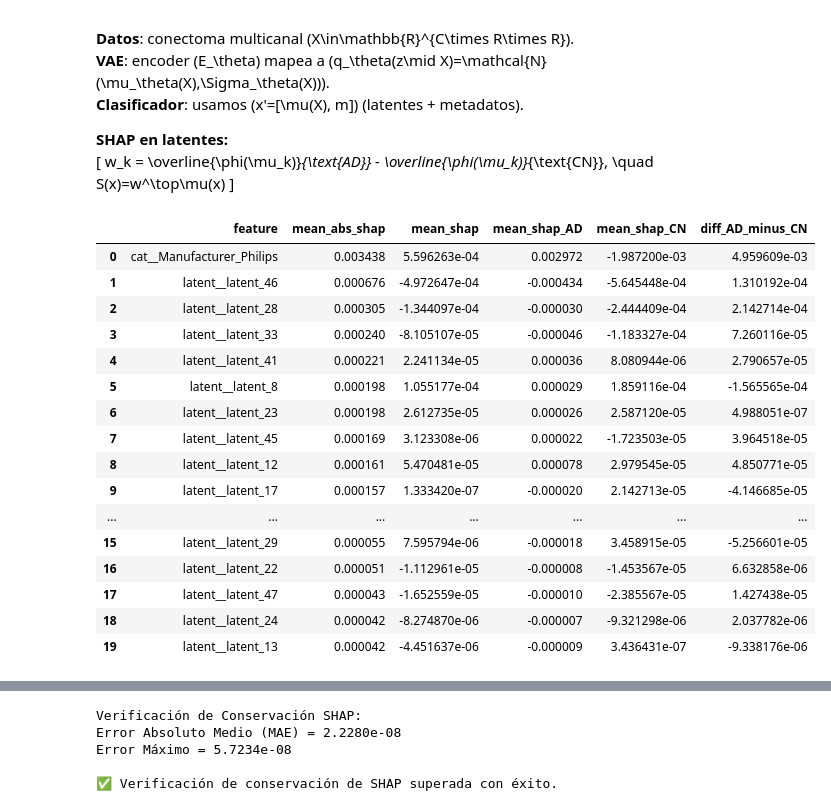
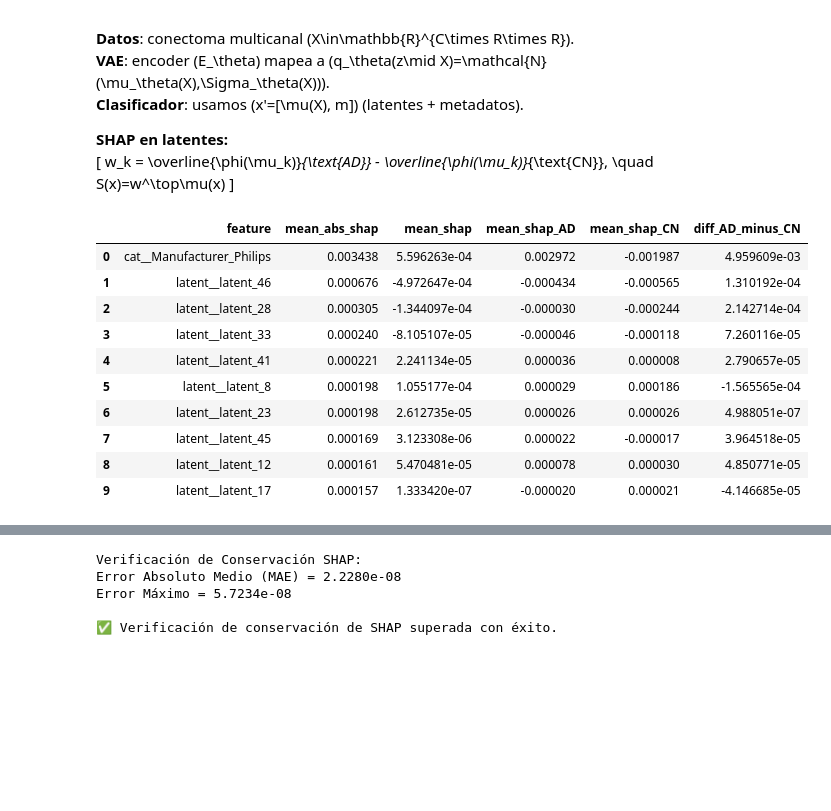
Before and after one commit to SantiagoVBlasL/limpio, a Jupyter notebook: Interpretabilidad_pro.ipynb, the cells around one changed output, grey strips where cells are left out. Saved outputs shown, nothing was run; the diff lists cells and outputs as text; code cells hidden in the pictures; blank space fills up the shorter version.

```diff
--- a/Interpretabilidad_pro.ipynb
+++ b/Interpretabilidad_pro.ipynb
@@ -115,38 +115,32 @@ S(x)=w^\top\mu(x) \]
 # %%
 
 import joblib, numpy as np, pandas as pd
 
 pack = joblib.load(SHAP_PACK)
 shap_values = pack["shap_values"]              # (N_test, F_features) para la clase positiva
 X_test_proc = pack["X_test"]                   # DataFrame post-preprocesamiento (+ selección)
 feature_names = pack["feature_names"]
 y_test = np.asarray(pack["test_labels"], dtype=int)  # 0=CN, 1=AD
 
 df_shap = pd.DataFrame({
     "feature": feature_names,
     "mean_abs_shap": np.abs(shap_values).mean(axis=0),
     "mean_shap": shap_values.mean(axis=0),
 })
 df_shap["mean_shap_AD"] = shap_values[y_test==1].mean(axis=0) if (y_test==1).any() else np.nan
 df_shap["mean_shap_CN"] = shap_values[y_test==0].mean(axis=0) if (y_test==0).any() else np.nan
 df_shap["diff_AD_minus_CN"] = df_shap["mean_shap_AD"] - df_shap["mean_shap_CN"]
 df_shap = df_shap.sort_values("mean_abs_shap", ascending=False).reset_index(drop=True)
-df_shap.head(20)
+display(df_shap.head(10))
 # %% [output]
 |  | feature | mean_abs_shap | mean_shap | mean_shap_AD | mean_shap_CN | diff_AD_minus_CN |
-| 0 | cat__Manufacturer_Philips | 0.003438 | 5.596263e-04 | 0.002972 | -1.987200e-03 | 4.959609e-03 |
-| 1 | latent__latent_46 | 0.000676 | -4.972647e-04 | -0.000434 | -5.645448e-04 | 1.310192e-04 |
-| 2 | latent__latent_28 | 0.000305 | -1.344097e-04 | -0.000030 | -2.444409e-04 | 2.142714e-04 |
-| 3 | latent__latent_33 | 0.000240 | -8.105107e-05 | -0.000046 | -1.183327e-04 | 7.260116e-05 |
-| 4 | latent__latent_41 | 0.000221 | 2.241134e-05 | 0.000036 | 8.080944e-06 | 2.790657e-05 |
-| 5 | latent__latent_8 | 0.000198 | 1.055177e-04 | 0.000029 | 1.859116e-04 | -1.565565e-04 |
-| 6 | latent__latent_23 | 0.000198 | 2.612735e-05 | 0.000026 | 2.587120e-05 | 4.988051e-07 |
-| 7 | latent__latent_45 | 0.000169 | 3.123308e-06 | 0.000022 | -1.723503e-05 | 3.964518e-05 |
-| 8 | latent__latent_12 | 0.000161 | 5.470481e-05 | 0.000078 | 2.979545e-05 | 4.850771e-05 |
-| 9 | latent__latent_17 | 0.000157 | 1.333420e-07 | -0.000020 | 2.142713e-05 | -4.146685e-05 |
-| ... | ... | ... | ... | ... | ... | ... |
-| 15 | latent__latent_29 | 0.000055 | 7.595794e-06 | -0.000018 | 3.458915e-05 | -5.256601e-05 |
-| 16 | latent__latent_22 | 0.000051 | -1.112961e-05 | -0.000008 | -1.453567e-05 | 6.632858e-06 |
-| 17 | latent__latent_47 | 0.000043 | -1.652559e-05 | -0.000010 | -2.385567e-05 | 1.427438e-05 |
-| 18 | latent__latent_24 | 0.000042 | -8.274870e-06 | -0.000007 | -9.321298e-06 | 2.037782e-06 |
-| 19 | latent__latent_13 | 0.000042 | -4.451637e-06 | -0.000009 | 3.436431e-07 | -9.338176e-06 |
+| 0 | cat__Manufacturer_Philips | 0.003438 | 5.596263e-04 | 0.002972 | -0.001987 | 4.959609e-03 |
+| 1 | latent__latent_46 | 0.000676 | -4.972647e-04 | -0.000434 | -0.000565 | 1.310192e-04 |
+| 2 | latent__latent_28 | 0.000305 | -1.344097e-04 | -0.000030 | -0.000244 | 2.142714e-04 |
+| 3 | latent__latent_33 | 0.000240 | -8.105107e-05 | -0.000046 | -0.000118 | 7.260116e-05 |
+| 4 | latent__latent_41 | 0.000221 | 2.241134e-05 | 0.000036 | 0.000008 | 2.790657e-05 |
+| 5 | latent__latent_8 | 0.000198 | 1.055177e-04 | 0.000029 | 0.000186 | -1.565565e-04 |
+| 6 | latent__latent_23 | 0.000198 | 2.612735e-05 | 0.000026 | 0.000026 | 4.988051e-07 |
+| 7 | latent__latent_45 | 0.000169 | 3.123308e-06 | 0.000022 | -0.000017 | 3.964518e-05 |
+| 8 | latent__latent_12 | 0.000161 | 5.470481e-05 | 0.000078 | 0.000030 | 4.850771e-05 |
+| 9 | latent__latent_17 | 0.000157 | 1.333420e-07 | -0.000020 | 0.000021 | -4.146685e-05 |
```
Also changed, not shown: parts of 4 cells of this notebook.
